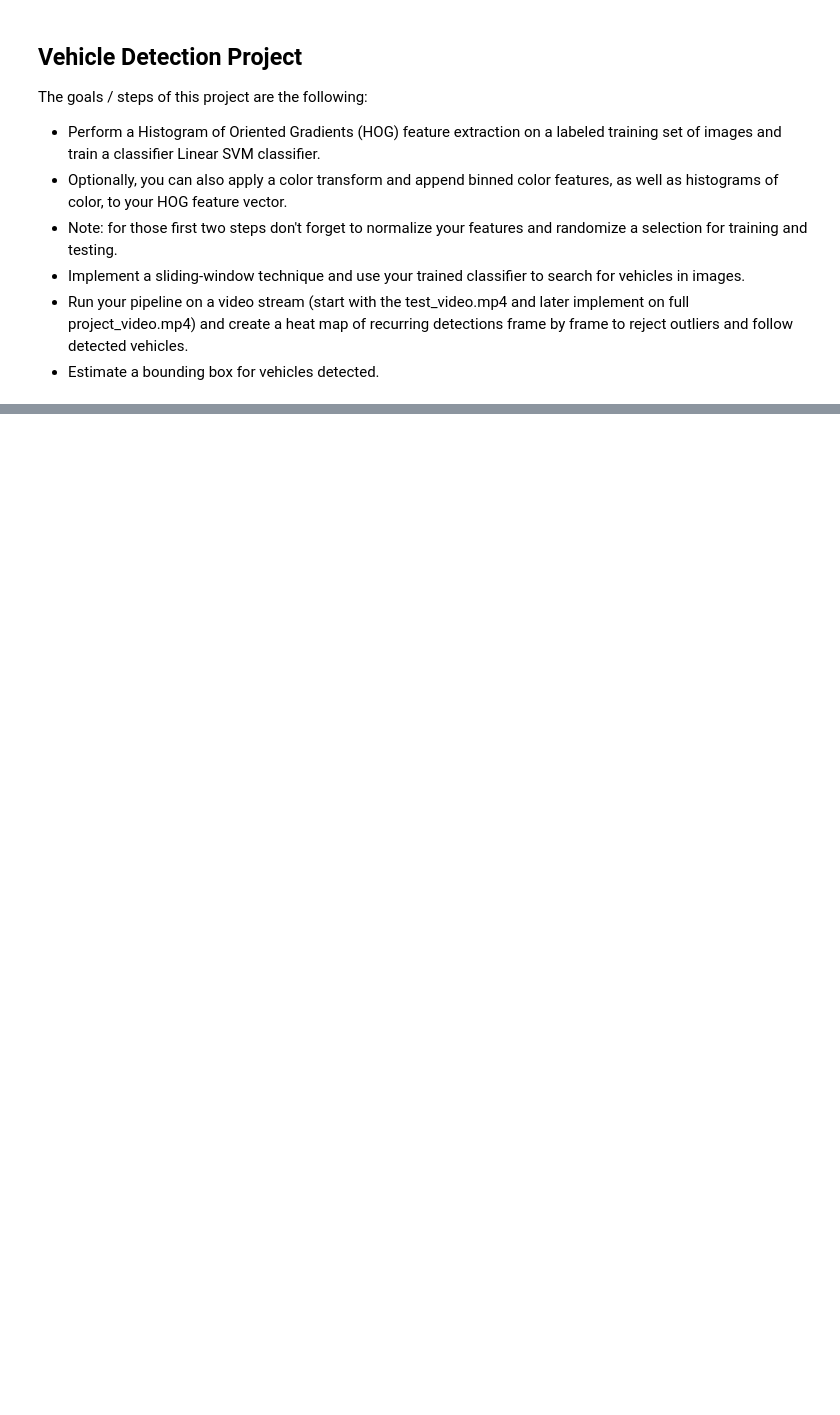
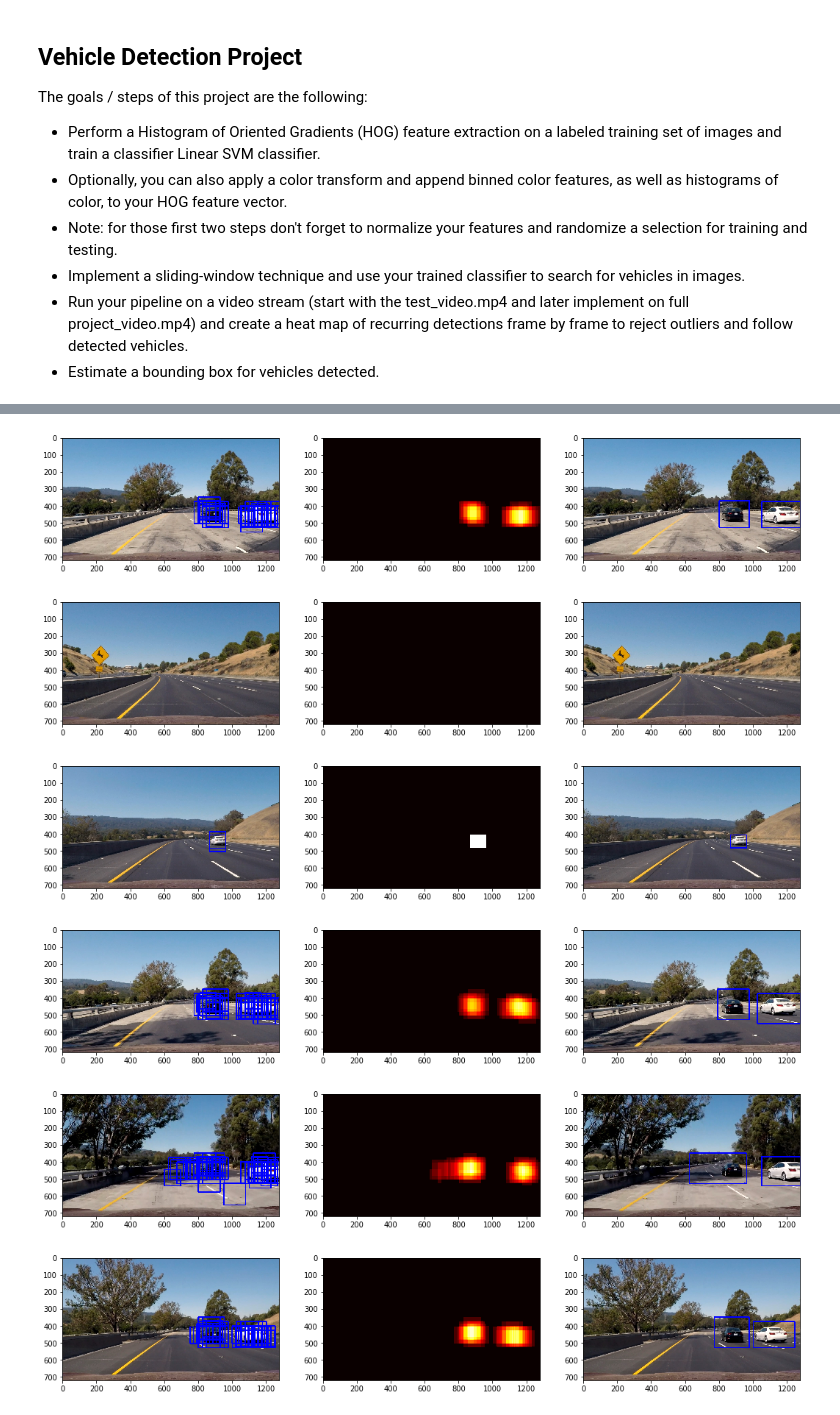
Before and after one commit to zhixiongruan/Vehicle-Detection, a Jupyter notebook: project_video.ipynb, the cells around one changed output, grey strips where cells are left out. Drawn from its saved outputs; the diff is of its cells as text; code cells hidden in the pictures; blank space fills up the shorter version.

```diff
--- a/project_video.ipynb
+++ b/project_video.ipynb
@@ -44,0 +306,4 @@ plt.imshow(result)
+# %%
+def apply_threshold(heat, threshold):
+    heat[heat<threshold]=0
+    return heat
@@ -44,0 +334,53 @@ plt.imshow(result)
+# %%
+# read test images
+test_imgs=glob.glob('test_images/*.jpg')
+# %%
+orient=9
+spatial_size=16,16  # Spatial binning dimensions
+hist_bins=32        # Number of histogram bins
+pix_per_cell=8
+cell_per_block=2
+hog_channel='ALL'  # Can be 0, 1, 2, or "ALL"
+# xy_windows=[(64,64),(72,72),(96,96),(128,128)]
+xy_windows=[(96,96),(128,128)]
+image_windows=[]
+for name in test_imgs:
+    image=cv2.imread(name)
+    image=cv2.cvtColor(image, cv2.COLOR_BGR2RGB)
+    total_windows=[]
+    for xy_window in xy_windows:
+        windows=slide_window(image, x_start_stop=[600, None], y_start_stop=[350, 660],
+                    xy_window=xy_window, xy_overlap=(0.8, 0.8))
+        total_windows.extend(windows)
+
+    hot_windows=search_windows(image, total_windows, svc, scaler, color_space='YCrCb',
+                    spatial_size=(16, 16), hist_bins=hist_bins,
+                    hist_range=(0, 256), orient=orient,
+                    pix_per_cell=pix_per_cell, cell_per_block=cell_per_block,
+                    hog_channel='ALL', spatial_feat=True,
+                    hist_feat=True, hog_feat=True)
+    image_windows.append(hot_windows)
+    draw_img=draw_boxes(image, hot_windows)
+    # Add heat to each box in box list
+    heatmap=add_heat(image, hot_windows)
+    # Apply threshold to help remove false positives
+    heatmap=apply_threshold(heatmap, 2)
+    # Find final boxes from heatmap using label function
+    labels=label(heatmap)
+    label_draw_img = draw_labeled_bboxes(np.copy(image), labels)
+    # Display the image
+    plt.figure(figsize=(18,6))
+    plt.subplot(1,3,1)
+    plt.imshow(draw_img)
+    plt.subplot(1,3,2)
+    plt.imshow(heatmap,cmap='hot')
+    plt.subplot(1,3,3)
+    plt.imshow(label_draw_img)
+    plt.show()
+# %% [output]
+[figure, added]
+[figure, added]
+[figure, added]
+[figure, added]
+[figure, added]
+[figure, added]
```
Also changed, not shown: parts of 25 cells of this notebook, 11 other files.
